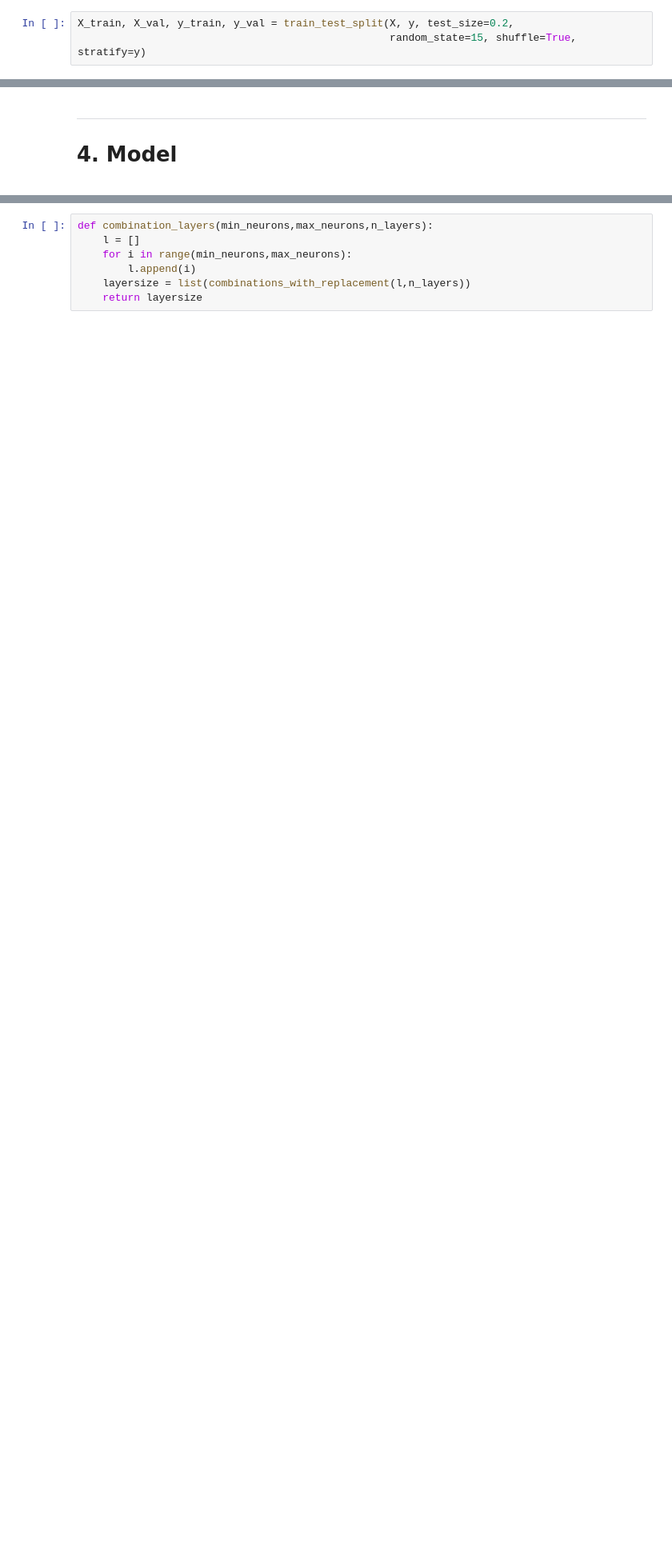
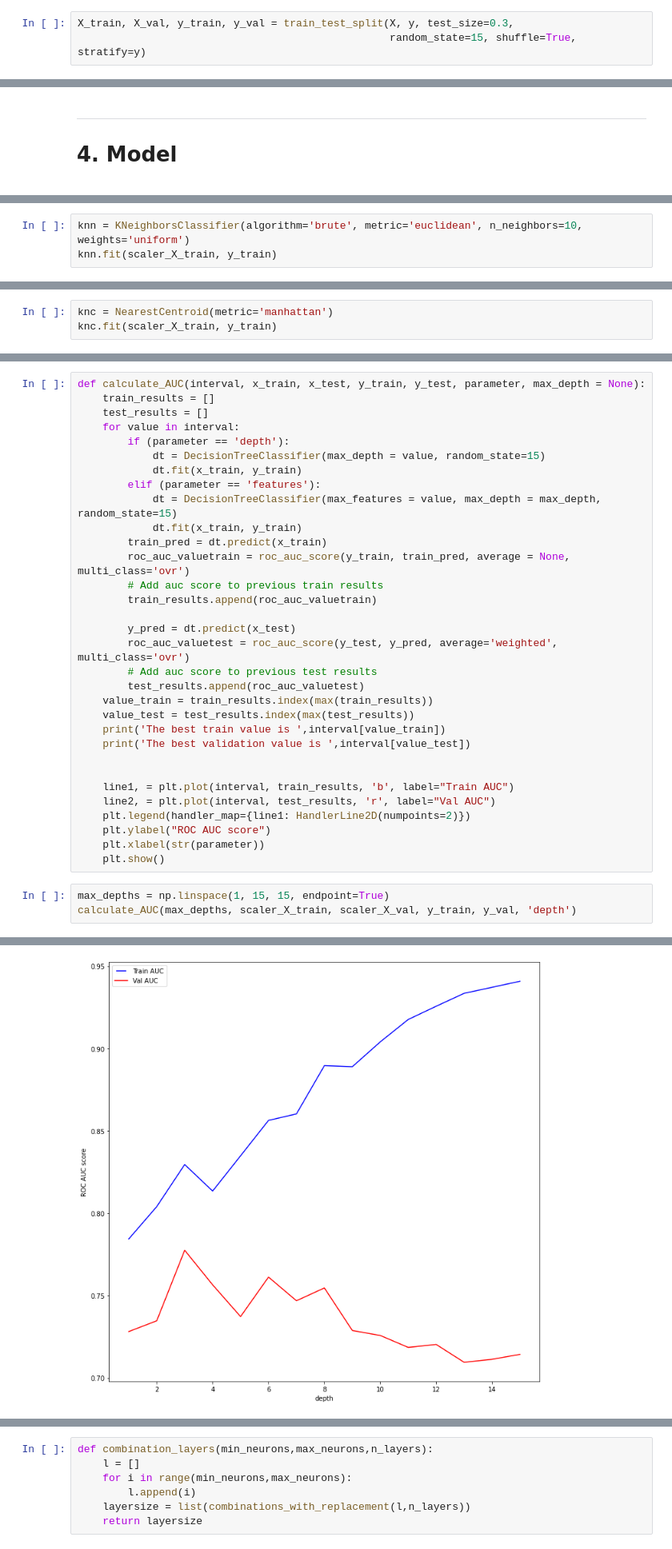
Before and after one commit to davidsousa98/ML, a Jupyter notebook: Project.ipynb, the cells around one changed output, grey strips where cells are left out. Shown at 80% size. Cells and saved outputs as stored; diff of their text form; blank space fills up the shorter version.

```diff
--- a/Project.ipynb
+++ b/Project.ipynb
@@ -275,7 +528,7 @@ X = df[variables]
 
 y = df['Deceased']
 # %%
-X_train, X_val, y_train, y_val = train_test_split(X, y, test_size=0.2,
+X_train, X_val, y_train, y_val = train_test_split(X, y, test_size=0.3,
                                                   random_state=15, shuffle=True, stratify=y)
 # %% [markdown]
 <hr>
@@ -556,0 +834,3 @@ mlp_grid.best_score_
+# %%
+knn = KNeighborsClassifier(algorithm='brute', metric='euclidean', n_neighbors=10, weights='uniform')
+knn.fit(scaler_X_train, y_train)
@@ -556,0 +868,3 @@ mlp_grid.best_score_
+# %%
+knc = NearestCentroid(metric='manhattan')
+knc.fit(scaler_X_train, y_train)
@@ -556,0 +923,36 @@ mlp_grid.best_score_
+# %%
+def calculate_AUC(interval, x_train, x_test, y_train, y_test, parameter, max_depth = None):
+    train_results = []
+    test_results = []
+    for value in interval:
+        if (parameter == 'depth'):
+            dt = DecisionTreeClassifier(max_depth = value, random_state=15)
+            dt.fit(x_train, y_train)
+        elif (parameter == 'features'):
+            dt = DecisionTreeClassifier(max_features = value, max_depth = max_depth, random_state=15)
+            dt.fit(x_train, y_train)
+        train_pred = dt.predict(x_train)
+        roc_auc_valuetrain = roc_auc_score(y_train, train_pred, average = None, multi_class='ovr')
+        # Add auc score to previous train results
+        train_results.append(roc_auc_valuetrain)
+
+        y_pred = dt.predict(x_test)
+        roc_auc_valuetest = roc_auc_score(y_test, y_pred, average='weighted', multi_class='ovr')
+        # Add auc score to previous test results
+        test_results.append(roc_auc_valuetest)
+    value_train = train_results.index(max(train_results))
+    value_test = test_results.index(max(test_results))
+    print('The best train value is ',interval[value_train])
+    print('The best validation value is ',interval[value_test])
+
+
+    line1, = plt.plot(interval, train_results, 'b', label="Train AUC")
+    line2, = plt.plot(interval, test_results, 'r', label="Val AUC")
+    plt.legend(handler_map={line1: HandlerLine2D(numpoints=2)})
+    plt.ylabel("ROC AUC score")
+    plt.xlabel(str(parameter))
+    plt.show()
+# %%
+max_depths = np.linspace(1, 15, 15, endpoint=True)
+calculate_AUC(max_depths, scaler_X_train, scaler_X_val, y_train, y_val, 'depth')
+# %% [output]
@@ -556,0 +961 @@ mlp_grid.best_score_
+[figure, added]
```
Also changed, not shown: parts of 231 cells of this notebook.
